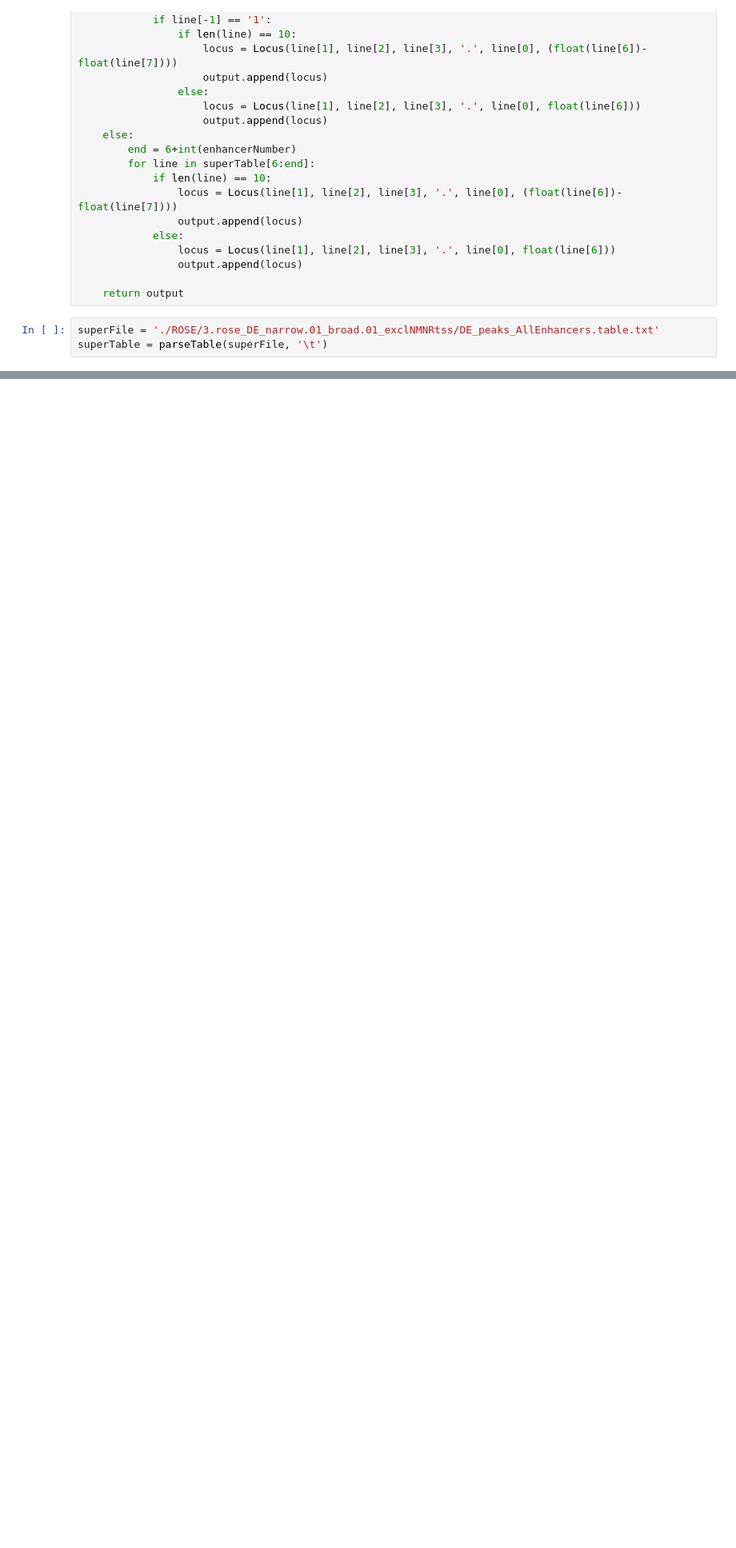
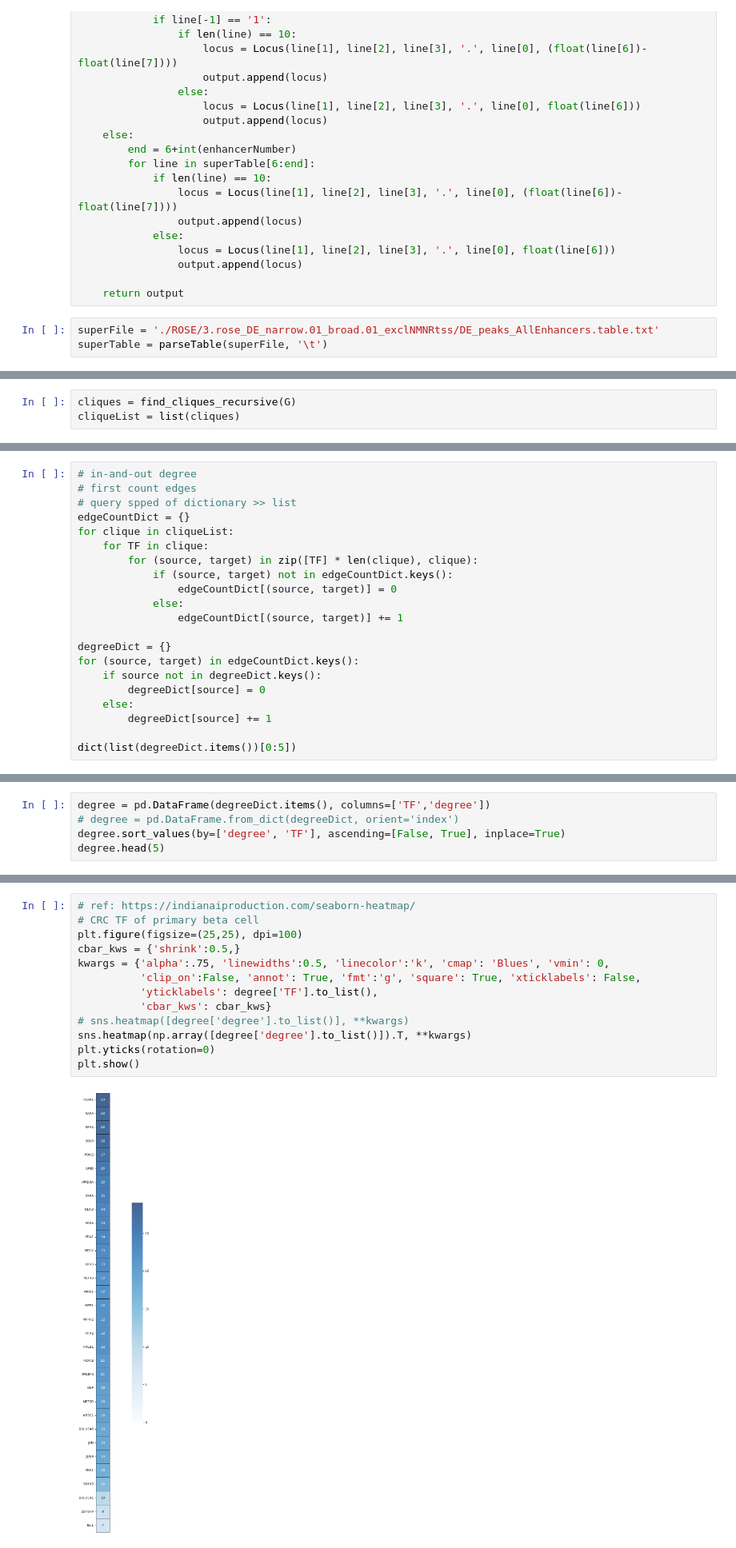
Before and after one commit to jieyi97/CRC-Construction, a Jupyter notebook: python_scripts.ipynb, the cells around one changed output, grey strips where cells are left out. Shown at 80% size. Cells and saved outputs as stored; diff of their text form; blank space fills up the shorter version.

```diff
--- a/python_scripts.ipynb
+++ b/python_scripts.ipynb
@@ -725,0 +916,3 @@ for superEnh in superLoci:
+# %%
+cliques = find_cliques_recursive(G)
+cliqueList = list(cliques)
@@ -725,0 +998,21 @@ for superEnh in superLoci:
+# %%
+# in-and-out degree
+# first count edges
+# query spped of dictionary >> list
+edgeCountDict = {}
+for clique in cliqueList:
+    for TF in clique:
+        for (source, target) in zip([TF] * len(clique), clique):
+            if (source, target) not in edgeCountDict.keys():
+                edgeCountDict[(source, target)] = 0
+            else:
+                edgeCountDict[(source, target)] += 1
+
+degreeDict = {}
+for (source, target) in edgeCountDict.keys():
+    if source not in degreeDict.keys():
+        degreeDict[source] = 0
+    else:
+        degreeDict[source] += 1
+
+dict(list(degreeDict.items())[0:5])
@@ -725,0 +1021,5 @@ for superEnh in superLoci:
+# %%
+degree = pd.DataFrame(degreeDict.items(), columns=['TF','degree'])
+# degree = pd.DataFrame.from_dict(degreeDict, orient='index')
+degree.sort_values(by=['degree', 'TF'], ascending=[False, True], inplace=True)
+degree.head(5)
@@ -725,0 +1033,15 @@ for superEnh in superLoci:
+# %%
+# ref: https://indianaiproduction.com/seaborn-heatmap/
+# CRC TF of primary beta cell
+plt.figure(figsize=(25,25), dpi=100)
+cbar_kws = {'shrink':0.5,}
+kwargs = {'alpha':.75, 'linewidths':0.5, 'linecolor':'k', 'cmap': 'Blues', 'vmin': 0,
+          'clip_on':False, 'annot': True, 'fmt':'g', 'square': True, 'xticklabels': False,
+          'yticklabels': degree['TF'].to_list(),
+          'cbar_kws': cbar_kws}
+# sns.heatmap([degree['degree'].to_list()], **kwargs)
+sns.heatmap(np.array([degree['degree'].to_list()]).T, **kwargs)
+plt.yticks(rotation=0)
+plt.show()
+# %% [output]
+[figure, added]
```
Also changed, not shown: parts of 123 cells of this notebook, 3 other files.
